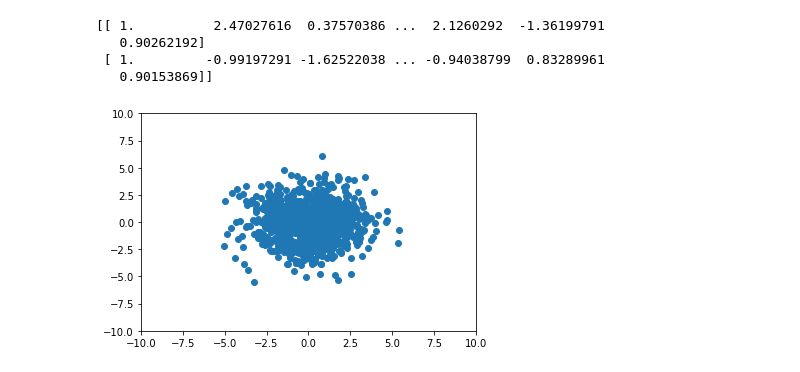
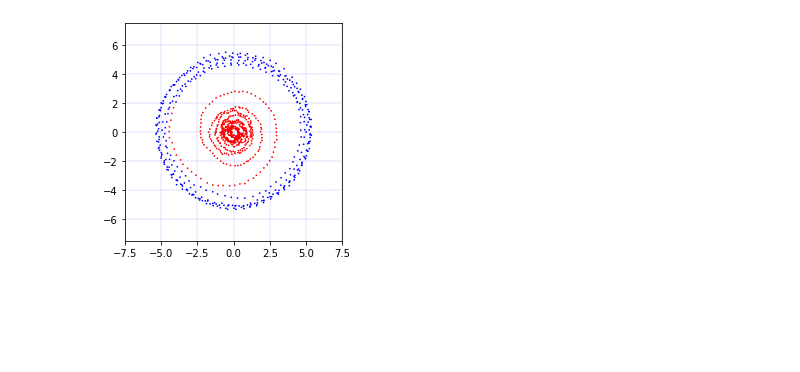
Before and after one commit to tanaka-hiroki1989/dev_python_dmm_pyro, a Jupyter notebook: toy_data/toy_data1.ipynb, the cells around one changed output. Cells and saved outputs as stored; diff of their text form; code cells hidden in the pictures; blank space fills up the shorter version.

```diff
--- a/toy_data/toy_data1.ipynb
+++ b/toy_data/toy_data1.ipynb
@@ -3,3 +7,3 @@ import numpy as np
 # %%
-z_init = np.array([[1.0],[1.0]])
+z_init = np.array([[5.0],[0.0]])
 # %%
@@ -31,17 +45,0 @@ z_seq_reshape =z_seq.reshape(T+1,2).T
-# %%
-print(z_seq_reshape)
-# %% [output]
-[[ 1.          2.47027616  0.37570386 ...  2.1260292  -1.36199791
-   0.90262192]
- [ 1.         -0.99197291 -1.62522038 ... -0.94038799  0.83289961
-   0.90153869]]
-# %%
-import matplotlib.pyplot as plt
-
-plt.figure()
-plt.scatter(z_seq_reshape[0],z_seq_reshape[1],cmap="jet")
-plt.xlim(-10.0,10.0)
-plt.ylim(-10.0,10.0)
-plt.show()
-# %% [output]
-[figure, removed]
@@ -50,3 +46,17 @@ x_seq_reshape =x_seq.reshape(T,3).T
+# %%
+colors = ["blue" if t< change_point else "red" for t in range(T+1)]
+fig = plt.figure()
+ax = plt.axes()
+ax.grid(color='b', linestyle=':', linewidth=0.3)
+cir1 = patches.Circle(xy=(0.0, 0.0), radius=1.0, fill = False, )
+cir2 = patches.Circle(xy=(-3.0, 0.0), radius=2.0, fill = False)
+ax.scatter(z_seq_reshape[0],z_seq_reshape[1],color=colors,s=0.5)
+ax.set_xlim(-7.5,7.5)
+ax.set_ylim(-7.5,7.5)
+ax.set_aspect("equal")
+plt.show()
+# %% [output]
+[figure, added]
 # %%
 fig = plt.figure()
 ax = fig.add_subplot(projection='3d')
```
Also changed, not shown: parts of 8 cells of this notebook, 3 other files.
